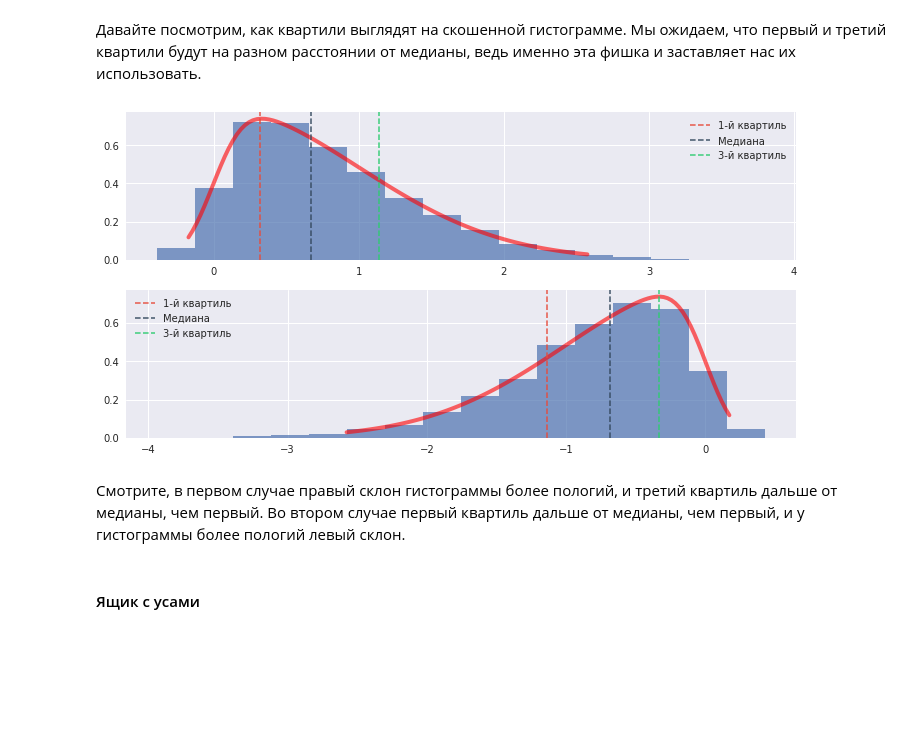
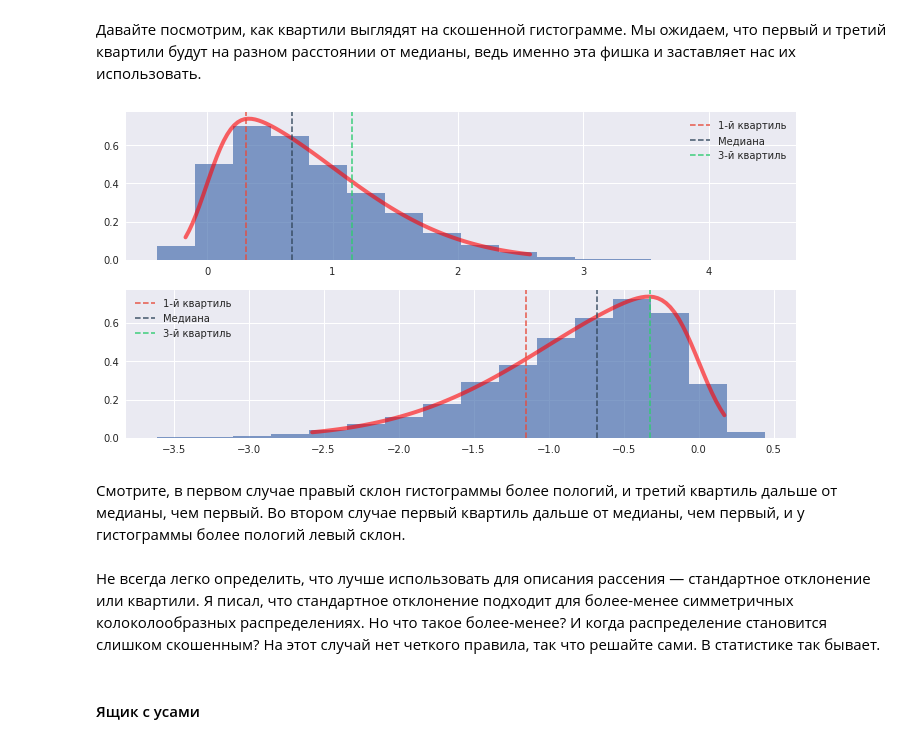
Before and after one commit to mishaberegov/statistics, a Jupyter notebook: Статистика_для_нубов.ipynb, the cells around one changed output. Cells and saved outputs as stored; diff of their text form; code cells hidden in the pictures; blank space fills up the shorter version.

```diff
--- a/Статистика_для_нубов.ipynb
+++ b/Статистика_для_нубов.ipynb
@@ -303,30 +305,32 @@ plt.show()
 # %%
 plt.figure(figsize=(12, 6))
 plt.subplot(211)
 i = 6
 sample = stats.skewnorm.rvs(i, size=10000)
 x = np.linspace(stats.skewnorm.ppf(0.01, i), stats.skewnorm.ppf(0.99, i), 100)
 plt.plot(x, stats.skewnorm.pdf(x, i), 'r-', lw=4, alpha=0.6)
 plt.hist(sample, 16, normed=True, alpha=0.7)
 l1 = plt.axvline(np.percentile(sample, 25), c="#e74c3c", alpha=0.8, linestyle='dashed', label='1-й квартиль')
 l2 = plt.axvline(np.percentile(sample, 50), c="#34495e", alpha=0.8, linestyle='dashed', label='Медиана')
-l3 = plt.axvline(np.percentoile(sample, 75), c="#2ecc71", alpha=0.8, linestyle='dashed', label='3-й квартиль')
+l3 = plt.axvline(np.percentile(sample, 75), c="#2ecc71", alpha=0.8, linestyle='dashed', label='3-й квартиль')
 plt.legend(handles=[l1, l2, l3])
 plt.subplot(212)
 i = -6
 sample = stats.skewnorm.rvs(i, size=10000)
 x = np.linspace(stats.skewnorm.ppf(0.01, i), stats.skewnorm.ppf(0.99, i), 100)
 plt.plot(x, stats.skewnorm.pdf(x, i), 'r-', lw=4, alpha=0.6)
 plt.hist(sample, 16, normed=True, alpha=0.7)
 l1 = plt.axvline(np.percentile(sample, 25), c="#e74c3c", alpha=0.8, linestyle='dashed', label='1-й квартиль')
 l2 = plt.axvline(np.percentile(sample, 50), c="#34495e", alpha=0.8, linestyle='dashed', label='Медиана')
 l3 = plt.axvline(np.percentile(sample, 75), c="#2ecc71", alpha=0.8, linestyle='dashed', label='3-й квартиль')
 plt.legend(handles=[l1, l2, l3])
 plt.show()
 # %% [output]
-[figure, old version]
+[figure, new version]
 # %% [markdown]
 Смотрите, в первом случае правый склон гистограммы более пологий, и третий квартиль дальше от медианы, чем первый. Во втором случае первый квартиль дальше от медианы, чем первый, и у гистограммы более пологий левый склон.
+# %% [markdown]
+Не всегда легко определить, что лучше использовать для описания рассения &mdash; стандартное отклонение или квартили. Я писал, что стандартное отклонение подходит для более-менее симметричных колоколообразных распределениях. Но что такое более-менее? И когда распределение становится слишком скошенным? На этот случай нет четкого правила, так что решайте сами. В статистике так бывает.
 # %% [markdown]
 #### Ящик с усами
 # %% [markdown]
```
Also changed, not shown: parts of 45 cells of this notebook.
